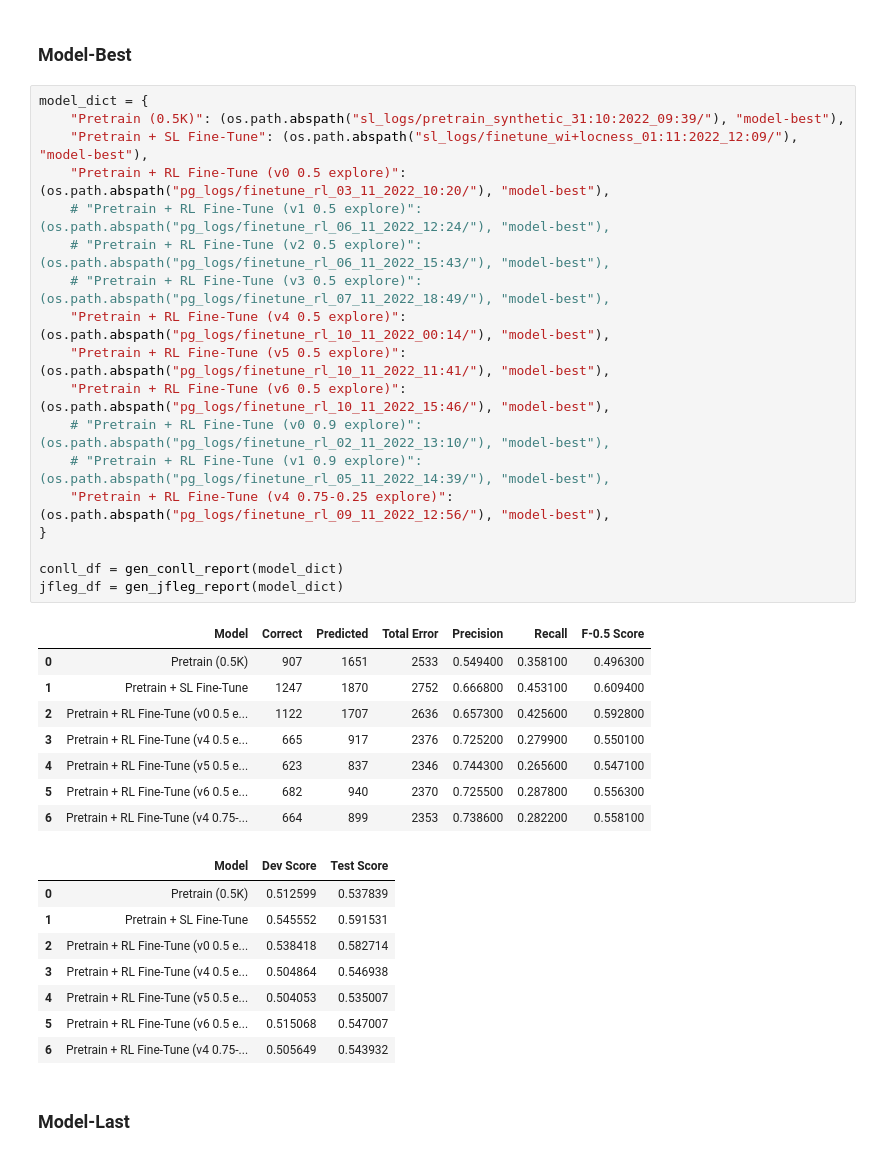
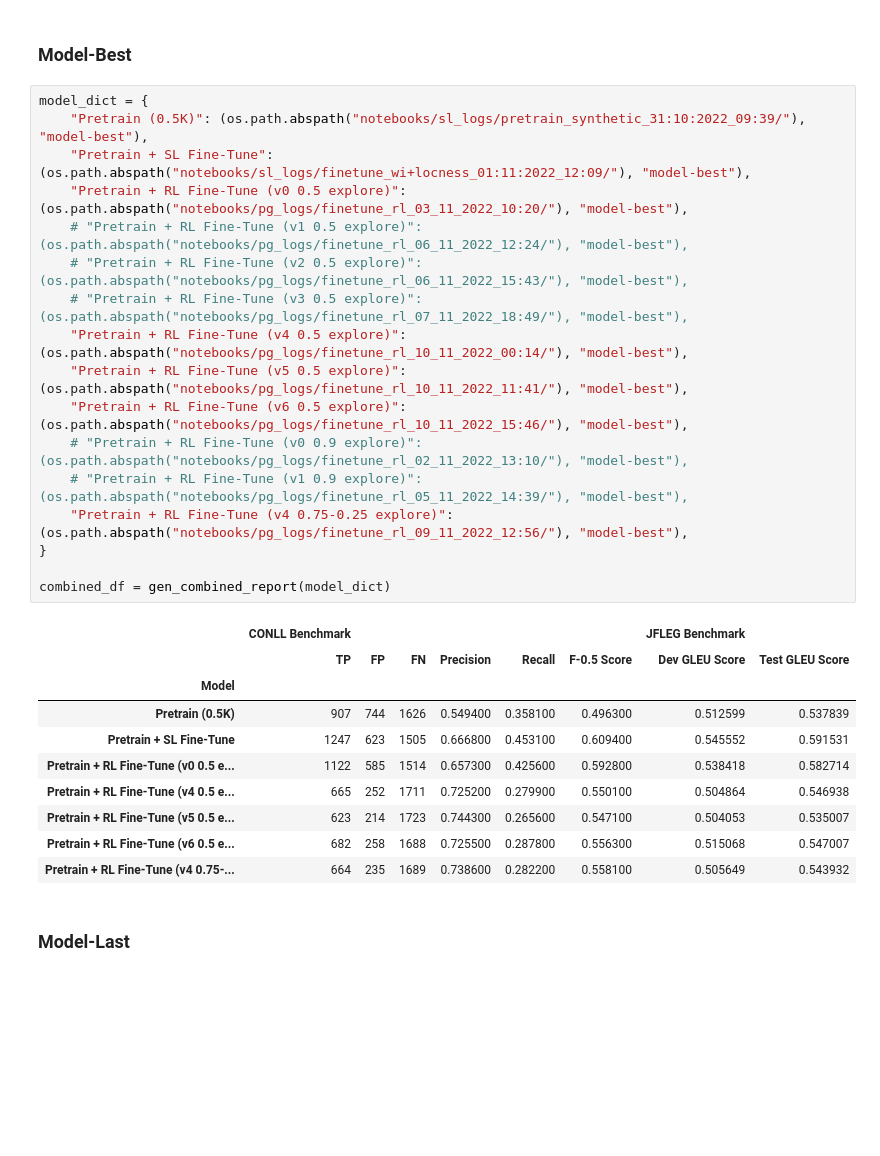
Before and after one commit to RajK853/DRL-GEC, a Jupyter notebook: notebooks/Generate_Score_Report.ipynb, the cells around one changed output. Cells and saved outputs as stored; diff of their text form; blank space fills up the shorter version.

Commit message:
ref: Update notebooks

```diff
--- a/notebooks/Generate_Score_Report.ipynb
+++ b/notebooks/Generate_Score_Report.ipynb
@@ -183,39 +121,32 @@ jfleg_df = gen_jfleg_report(model_dict)
 ### Model-Best
 # %%
 model_dict = {
-    "Pretrain (0.5K)": (os.path.abspath("sl_logs/pretrain_synthetic_31:10:2022_09:39/"), "model-best"),
-    "Pretrain + SL Fine-Tune": (os.path.abspath("sl_logs/finetune_wi+locness_01:11:2022_12:09/"), "model-best"),
-    "Pretrain + RL Fine-Tune (v0 0.5 explore)": (os.path.abspath("pg_logs/finetune_rl_03_11_2022_10:20/"), "model-best"),
-    # "Pretrain + RL Fine-Tune (v1 0.5 explore)": (os.path.abspath("pg_logs/finetune_rl_06_11_2022_12:24/"), "model-best"),
-    # "Pretrain + RL Fine-Tune (v2 0.5 explore)": (os.path.abspath("pg_logs/finetune_rl_06_11_2022_15:43/"), "model-best"),
-    # "Pretrain + RL Fine-Tune (v3 0.5 explore)": (os.path.abspath("pg_logs/finetune_rl_07_11_2022_18:49/"), "model-best"),
-    "Pretrain + RL Fine-Tune (v4 0.5 explore)": (os.path.abspath("pg_logs/finetune_rl_10_11_2022_00:14/"), "model-best"),
-    "Pretrain + RL Fine-Tune (v5 0.5 explore)": (os.path.abspath("pg_logs/finetune_rl_10_11_2022_11:41/"), "model-best"),
-    "Pretrain + RL Fine-Tune (v6 0.5 explore)": (os.path.abspath("pg_logs/finetune_rl_10_11_2022_15:46/"), "model-best"),
-    # "Pretrain + RL Fine-Tune (v0 0.9 explore)": (os.path.abspath("pg_logs/finetune_rl_02_11_2022_13:10/"), "model-best"),
-    # "Pretrain + RL Fine-Tune (v1 0.9 explore)": (os.path.abspath("pg_logs/finetune_rl_05_11_2022_14:39/"), "model-best"),
-    "Pretrain + RL Fine-Tune (v4 0.75-0.25 explore)": (os.path.abspath("pg_logs/finetune_rl_09_11_2022_12:56/"), "model-best"),
+    "Pretrain (0.5K)": (os.path.abspath("notebooks/sl_logs/pretrain_synthetic_31:10:2022_09:39/"), "model-best"),
+    "Pretrain + SL Fine-Tune": (os.path.abspath("notebooks/sl_logs/finetune_wi+locness_01:11:2022_12:09/"), "model-best"),
+    "Pretrain + RL Fine-Tune (v0 0.5 explore)": (os.path.abspath("notebooks/pg_logs/finetune_rl_03_11_2022_10:20/"), "model-best"),
+    # "Pretrain + RL Fine-Tune (v1 0.5 explore)": (os.path.abspath("notebooks/pg_logs/finetune_rl_06_11_2022_12:24/"), "model-best"),
+    # "Pretrain + RL Fine-Tune (v2 0.5 explore)": (os.path.abspath("notebooks/pg_logs/finetune_rl_06_11_2022_15:43/"), "model-best"),
+    # "Pretrain + RL Fine-Tune (v3 0.5 explore)": (os.path.abspath("notebooks/pg_logs/finetune_rl_07_11_2022_18:49/"), "model-best"),
+    "Pretrain + RL Fine-Tune (v4 0.5 explore)": (os.path.abspath("notebooks/pg_logs/finetune_rl_10_11_2022_00:14/"), "model-best"),
+    "Pretrain + RL Fine-Tune (v5 0.5 explore)": (os.path.abspath("notebooks/pg_logs/finetune_rl_10_11_2022_11:41/"), "model-best"),
+    "Pretrain + RL Fine-Tune (v6 0.5 explore)": (os.path.abspath("notebooks/pg_logs/finetune_rl_10_11_2022_15:46/"), "model-best"),
+    # "Pretrain + RL Fine-Tune (v0 0.9 explore)": (os.path.abspath("notebooks/pg_logs/finetune_rl_02_11_2022_13:10/"), "model-best"),
+    # "Pretrain + RL Fine-Tune (v1 0.9 explore)": (os.path.abspath("notebooks/pg_logs/finetune_rl_05_11_2022_14:39/"), "model-best"),
+    "Pretrain + RL Fine-Tune (v4 0.75-0.25 explore)": (os.path.abspath("notebooks/pg_logs/finetune_rl_09_11_2022_12:56/"), "model-best"),
 }
 
-conll_df = gen_conll_report(model_dict)
-jfleg_df = gen_jfleg_report(model_dict)
+combined_df = gen_combined_report(model_dict)
 # %% [output]
-|  | Model | Correct | Predicted | Total Error | Precision | Recall | F-0.5 Score |
-| 0 | Pretrain (0.5K) | 907 | 1651 | 2533 | 0.549400 | 0.358100 | 0.496300 |
-| 1 | Pretrain + SL Fine-Tune | 1247 | 1870 | 2752 | 0.666800 | 0.453100 | 0.609400 |
-| 2 | Pretrain + RL Fine-Tune (v0 0.5 e... | 1122 | 1707 | 2636 | 0.657300 | 0.425600 | 0.592800 |
-| 3 | Pretrain + RL Fine-Tune (v4 0.5 e... | 665 | 917 | 2376 | 0.725200 | 0.279900 | 0.550100 |
-| 4 | Pretrain + RL Fine-Tune (v5 0.5 e... | 623 | 837 | 2346 | 0.744300 | 0.265600 | 0.547100 |
-| 5 | Pretrain + RL Fine-Tune (v6 0.5 e... | 682 | 940 | 2370 | 0.725500 | 0.287800 | 0.556300 |
-| 6 | Pretrain + RL Fine-Tune (v4 0.75-... | 664 | 899 | 2353 | 0.738600 | 0.282200 | 0.558100 |
+|  | CONLL Benchmark |  |  |  |  |  | JFLEG Benchmark |  |
+|  | TP | FP | FN | Precision | Recall | F-0.5 Score | Dev GLEU Score | Test GLEU Score |
+| Model |  |  |  |  |  |  |  |  |
+| Pretrain (0.5K) | 907 | 744 | 1626 | 0.549400 | 0.358100 | 0.496300 | 0.512599 | 0.537839 |
+| Pretrain + SL Fine-Tune | 1247 | 623 | 1505 | 0.666800 | 0.453100 | 0.609400 | 0.545552 | 0.591531 |
+| Pretrain + RL Fine-Tune (v0 0.5 e... | 1122 | 585 | 1514 | 0.657300 | 0.425600 | 0.592800 | 0.538418 | 0.582714 |
+| Pretrain + RL Fine-Tune (v4 0.5 e... | 665 | 252 | 1711 | 0.725200 | 0.279900 | 0.550100 | 0.504864 | 0.546938 |
+| Pretrain + RL Fine-Tune (v5 0.5 e... | 623 | 214 | 1723 | 0.744300 | 0.265600 | 0.547100 | 0.504053 | 0.535007 |
+| Pretrain + RL Fine-Tune (v6 0.5 e... | 682 | 258 | 1688 | 0.725500 | 0.287800 | 0.556300 | 0.515068 | 0.547007 |
+| Pretrain + RL Fine-Tune (v4 0.75-... | 664 | 235 | 1689 | 0.738600 | 0.282200 | 0.558100 | 0.505649 | 0.543932 |
-|  | Model | Dev Score | Test Score |
-| 0 | Pretrain (0.5K) | 0.512599 | 0.537839 |
-| 1 | Pretrain + SL Fine-Tune | 0.545552 | 0.591531 |
-| 2 | Pretrain + RL Fine-Tune (v0 0.5 e... | 0.538418 | 0.582714 |
-| 3 | Pretrain + RL Fine-Tune (v4 0.5 e... | 0.504864 | 0.546938 |
-| 4 | Pretrain + RL Fine-Tune (v5 0.5 e... | 0.504053 | 0.535007 |
-| 5 | Pretrain + RL Fine-Tune (v6 0.5 e... | 0.515068 | 0.547007 |
-| 6 | Pretrain + RL Fine-Tune (v4 0.75-... | 0.505649 | 0.543932 |
 # %% [markdown]
 ### Model-Last
 # %%
```
Also changed, not shown: parts of 67 cells of this notebook, 4 other files.
